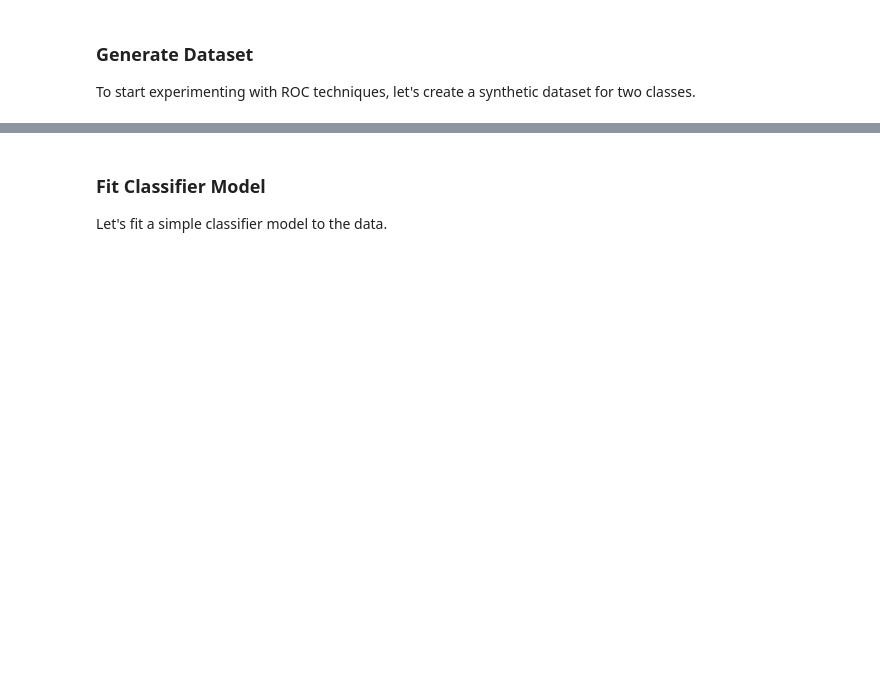
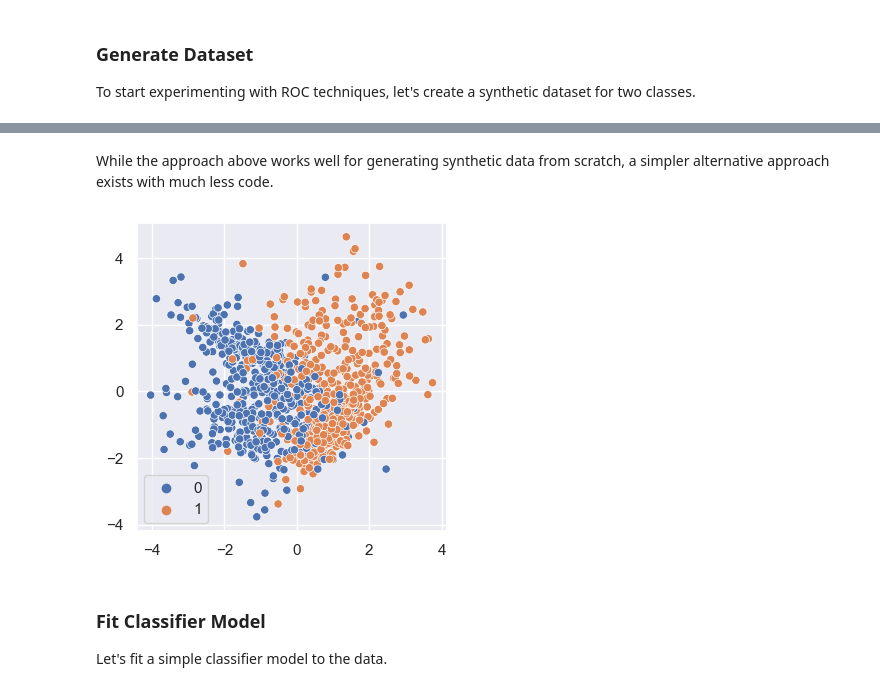
Before and after one commit to data-sandbox/ml-sandbox, a Jupyter notebook: roc_auc/roc_curves.ipynb, the cells around one changed output, grey strips where cells are left out. Cells and saved outputs as stored; diff of their text form; code cells hidden in the pictures; blank space fills up the shorter version.

```diff
--- a/roc_auc/roc_curves.ipynb
+++ b/roc_auc/roc_curves.ipynb
@@ -61,3 +71,18 @@ df = pd.concat([df_class1, df_class2], ignore_index=True)
+# %% [markdown]
+While the approach above works well for generating synthetic data from scratch, a simpler alternative approach exists with much less code.
+# %%
+# Alternative, simpler approach to generating synthetic data.
+# Change random_state for wildly different groupings
+n_samples = 1000
+X, y = make_classification(n_samples=n_samples, n_features=2, n_redundant=0,
+                           n_clusters_per_class=2, weights=None, flip_y=0.05, random_state=1)
+
+# Inspect
+plt.figure(figsize=(4, 4))
+sns.scatterplot(x=X[:, 0], y=X[:, 1], hue=y)
+plt.show()
+# %% [output]
+[figure, added]
 # %% [markdown]
 ### Fit Classifier Model
 
```
Also changed, not shown: parts of 36 cells of this notebook.
